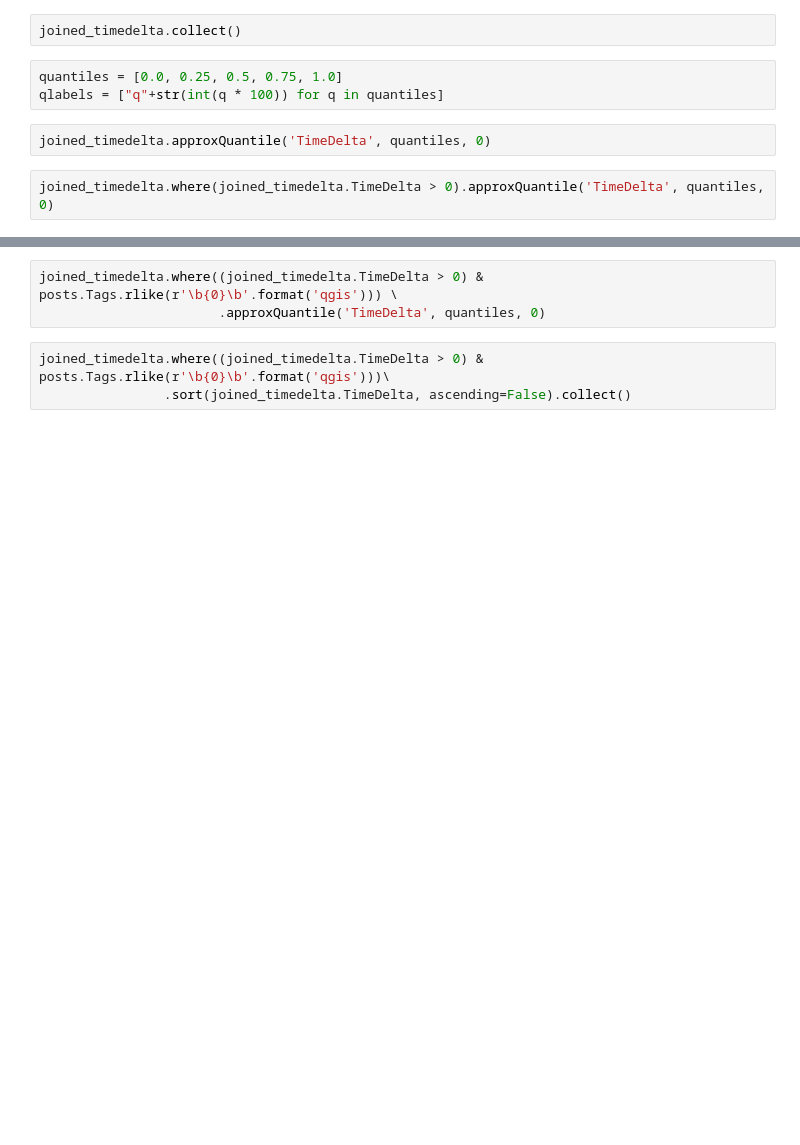
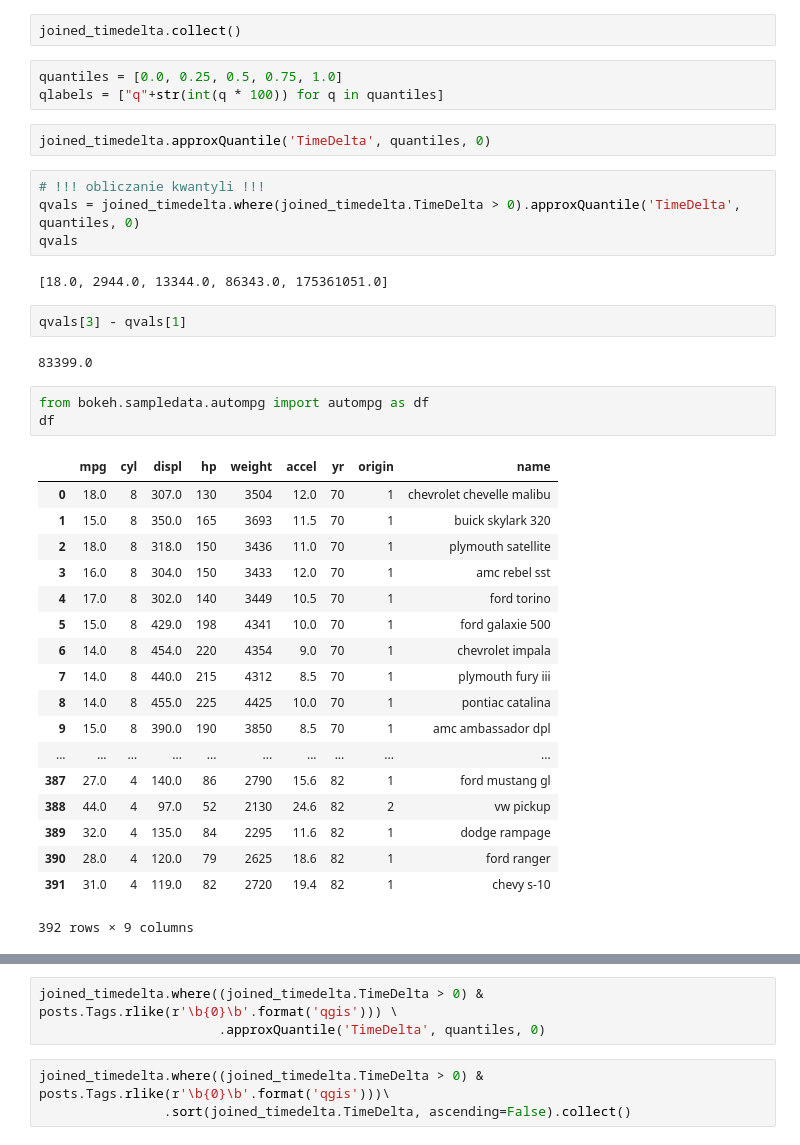
Before and after one commit to mbartosi/studia-bd, a Jupyter notebook: gis_stack_spark.ipynb, the cells around one changed output, grey strips where cells are left out. Saved outputs shown, nothing was run; the diff lists cells and outputs as text; blank space fills up the shorter version.

```diff
--- a/gis_stack_spark.ipynb
+++ b/gis_stack_spark.ipynb
@@ -507,4 +591,34 @@ qlabels = ["q"+str(int(q * 100)) for q in quantiles]
 # %%
 joined_timedelta.approxQuantile('TimeDelta', quantiles, 0)
 # %%
-joined_timedelta.where(joined_timedelta.TimeDelta > 0).approxQuantile('TimeDelta', quantiles, 0)
+# !!! obliczanie kwantyli !!!
+qvals = joined_timedelta.where(joined_timedelta.TimeDelta > 0).approxQuantile('TimeDelta', quantiles, 0)
+qvals
+# %% [output]
+[18.0, 2944.0, 13344.0, 86343.0, 175361051.0]
+# %%
+qvals[3] - qvals[1]
+# %% [output]
+83399.0
+# %%
+from bokeh.sampledata.autompg import autompg as df
+df
+# %% [output]
+|  | mpg | cyl | displ | hp | weight | accel | yr | origin | name |
+| 0 | 18.0 | 8 | 307.0 | 130 | 3504 | 12.0 | 70 | 1 | chevrolet chevelle malibu |
+| 1 | 15.0 | 8 | 350.0 | 165 | 3693 | 11.5 | 70 | 1 | buick skylark 320 |
+| 2 | 18.0 | 8 | 318.0 | 150 | 3436 | 11.0 | 70 | 1 | plymouth satellite |
+| 3 | 16.0 | 8 | 304.0 | 150 | 3433 | 12.0 | 70 | 1 | amc rebel sst |
+| 4 | 17.0 | 8 | 302.0 | 140 | 3449 | 10.5 | 70 | 1 | ford torino |
+| 5 | 15.0 | 8 | 429.0 | 198 | 4341 | 10.0 | 70 | 1 | ford galaxie 500 |
+| 6 | 14.0 | 8 | 454.0 | 220 | 4354 | 9.0 | 70 | 1 | chevrolet impala |
+| 7 | 14.0 | 8 | 440.0 | 215 | 4312 | 8.5 | 70 | 1 | plymouth fury iii |
+| 8 | 14.0 | 8 | 455.0 | 225 | 4425 | 10.0 | 70 | 1 | pontiac catalina |
+| 9 | 15.0 | 8 | 390.0 | 190 | 3850 | 8.5 | 70 | 1 | amc ambassador dpl |
+| ... | ... | ... | ... | ... | ... | ... | ... | ... | ... |
+| 387 | 27.0 | 4 | 140.0 | 86 | 2790 | 15.6 | 82 | 1 | ford mustang gl |
+| 388 | 44.0 | 4 | 97.0 | 52 | 2130 | 24.6 | 82 | 2 | vw pickup |
+| 389 | 32.0 | 4 | 135.0 | 84 | 2295 | 11.6 | 82 | 1 | dodge rampage |
+| 390 | 28.0 | 4 | 120.0 | 79 | 2625 | 18.6 | 82 | 1 | ford ranger |
+| 391 | 31.0 | 4 | 119.0 | 82 | 2720 | 19.4 | 82 | 1 | chevy s-10 |
+392 rows × 9 columns
```
Also changed, not shown: parts of 86 cells of this notebook.
